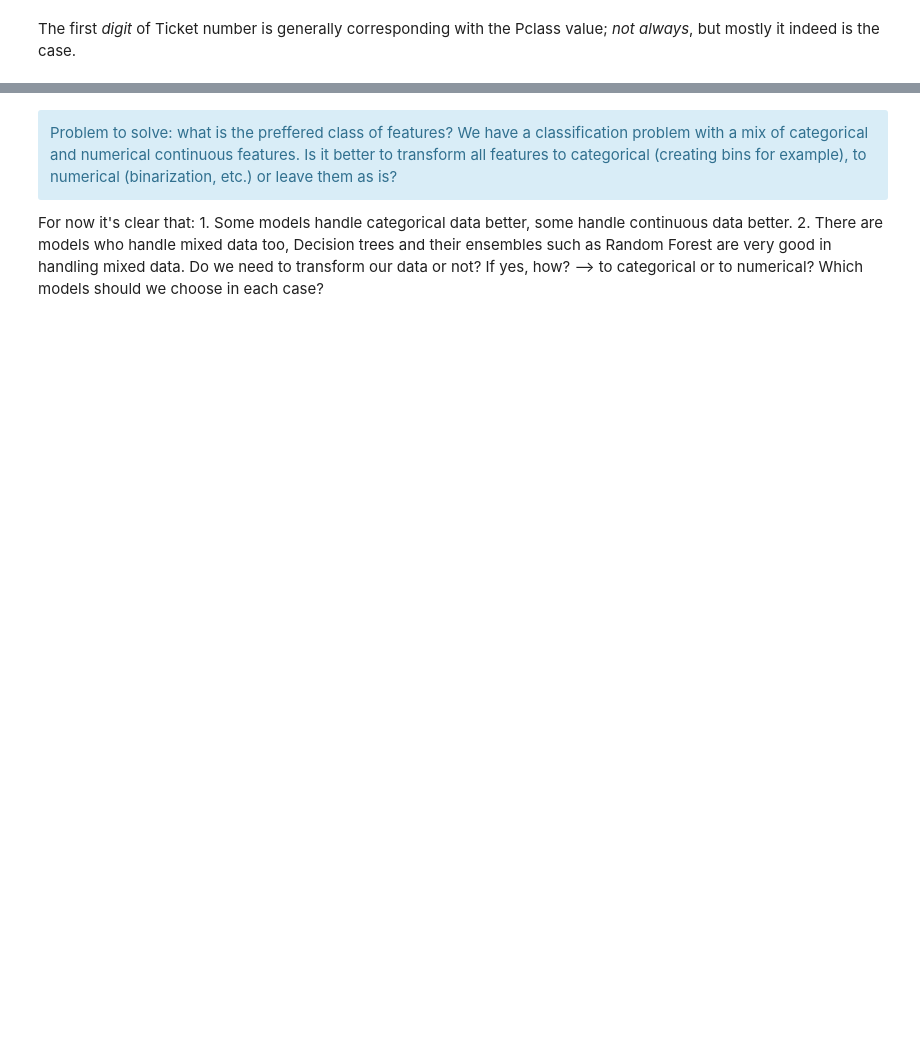
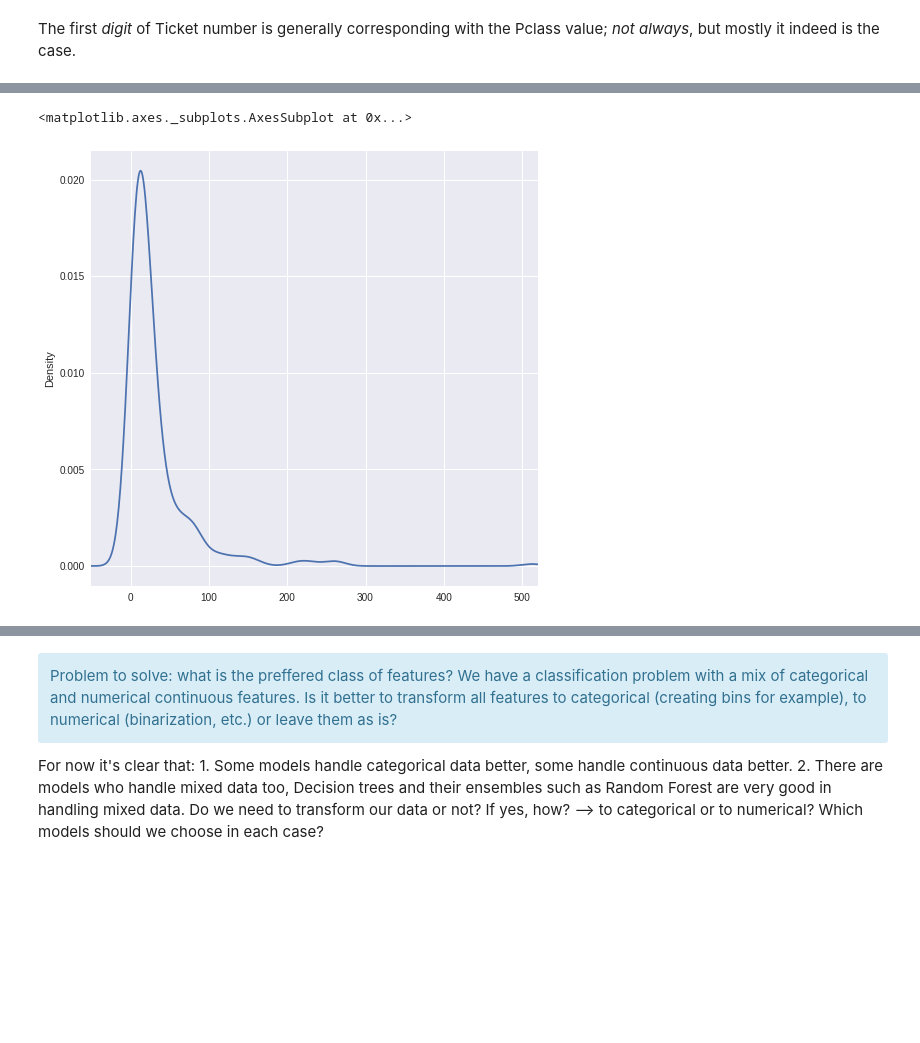
Before and after one commit to KonstantinMasich/Machine_Learning, a Jupyter notebook: Kaggle/Titanic/feature_selection.ipynb, the cells around one changed output, grey strips where cells are left out. Saved outputs shown, nothing was run; the diff lists cells and outputs as text; code cells hidden in the pictures; blank space fills up the shorter version.

```diff
--- a/Kaggle/Titanic/feature_selection.ipynb
+++ b/Kaggle/Titanic/feature_selection.ipynb
@@ -485,0 +499,5 @@ The first *digit* of Ticket number is generally corresponding with the Pclass va
+# %%
+train_df["Fare"].plot(kind="density", figsize=(8,8), xlim = (-50, 520))      # Limit x axis values
+# %% [output]
+<matplotlib.axes._subplots.AxesSubplot at 0x...>
+[figure, added]
```
Also changed, not shown: parts of 12 cells of this notebook.
